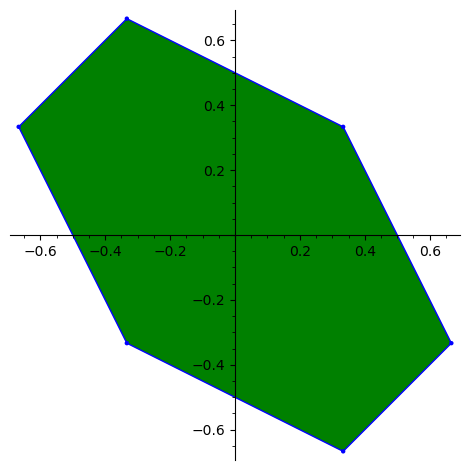
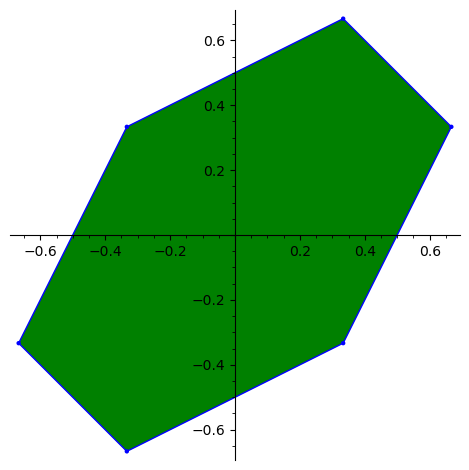
Unified diff of the notebook cell whose output changed from the first chart to the second:
--- before
+++ after
@@ -1,2 +1,2 @@
 from VoronoiCellToolBox.voronoi_cell import VCell
-VCell([[2, 1], [1, 2]], range=2).plot()
+VCell([[2, -1], [-1, 2]], range=2).plot()

Commit: new vibe session